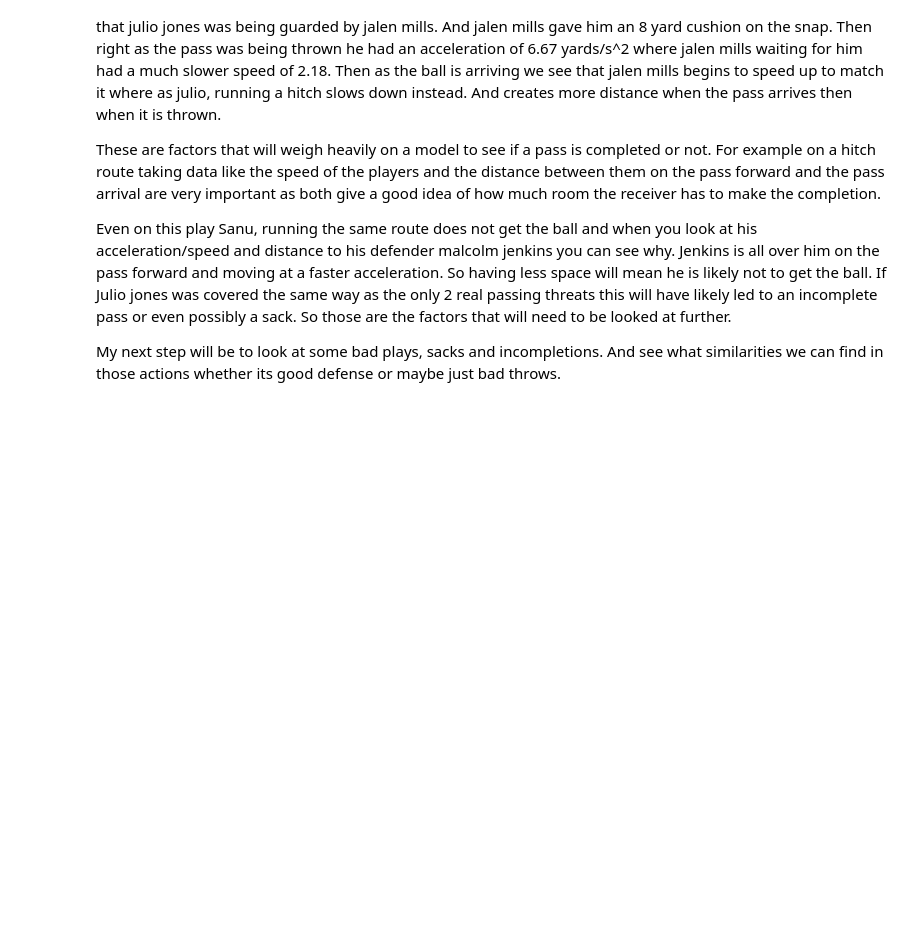
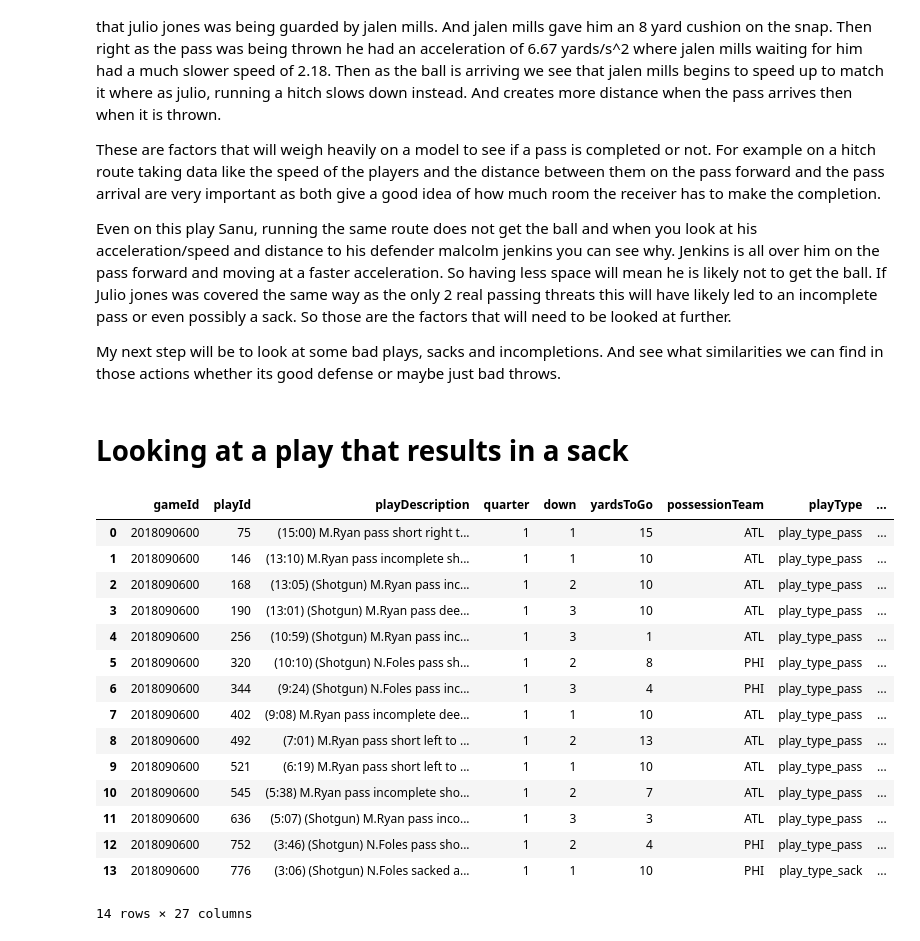
Before and after one commit to Ahila700/NFL_Pass_analysis, a Jupyter notebook: Week_1_overview.ipynb, the cells around one changed output. Cells and saved outputs as stored; diff of their text form; code cells hidden in the pictures; blank space fills up the shorter version.

```diff
--- a/Week_1_overview.ipynb
+++ b/Week_1_overview.ipynb
@@ -126,3 +126,26 @@ These are factors that will weigh heavily on a model to see if a pass is complet
 Even on this play Sanu, running the same route does not get the ball and when you look at his acceleration/speed and distance to his defender malcolm jenkins you can see why. Jenkins is all over him on the pass forward and moving at a faster acceleration. So having less space will mean he is likely not to get the ball. If Julio jones was covered the same way as the only 2 real passing threats this will have likely led to an incomplete pass or even possibly a sack. So those are the factors that will need to be looked at further.
 
 My next step will be to look at some bad plays, sacks and incompletions. And see what similarities we can find in those actions whether its good defense or maybe just bad throws.
+# %% [markdown]
+# Looking at a play that results in a sack
+# %%
+plays_df = pd.read_csv('plays.csv')
+# %%
+plays_df.head(14)
+# %% [output]
+|  | gameId | playId | playDescription | quarter | down | yardsToGo | possessionTeam | playType | ... |
+| 0 | 2018090600 | 75 | (15:00) M.Ryan pass short right t... | 1 | 1 | 15 | ATL | play_type_pass | ... |
+| 1 | 2018090600 | 146 | (13:10) M.Ryan pass incomplete sh... | 1 | 1 | 10 | ATL | play_type_pass | ... |
+| 2 | 2018090600 | 168 | (13:05) (Shotgun) M.Ryan pass inc... | 1 | 2 | 10 | ATL | play_type_pass | ... |
+| 3 | 2018090600 | 190 | (13:01) (Shotgun) M.Ryan pass dee... | 1 | 3 | 10 | ATL | play_type_pass | ... |
+| 4 | 2018090600 | 256 | (10:59) (Shotgun) M.Ryan pass inc... | 1 | 3 | 1 | ATL | play_type_pass | ... |
+| 5 | 2018090600 | 320 | (10:10) (Shotgun) N.Foles pass sh... | 1 | 2 | 8 | PHI | play_type_pass | ... |
+| 6 | 2018090600 | 344 | (9:24) (Shotgun) N.Foles pass inc... | 1 | 3 | 4 | PHI | play_type_pass | ... |
+| 7 | 2018090600 | 402 | (9:08) M.Ryan pass incomplete dee... | 1 | 1 | 10 | ATL | play_type_pass | ... |
+| 8 | 2018090600 | 492 | (7:01) M.Ryan pass short left to ... | 1 | 2 | 13 | ATL | play_type_pass | ... |
+| 9 | 2018090600 | 521 | (6:19) M.Ryan pass short left to ... | 1 | 1 | 10 | ATL | play_type_pass | ... |
+| 10 | 2018090600 | 545 | (5:38) M.Ryan pass incomplete sho... | 1 | 2 | 7 | ATL | play_type_pass | ... |
+| 11 | 2018090600 | 636 | (5:07) (Shotgun) M.Ryan pass inco... | 1 | 3 | 3 | ATL | play_type_pass | ... |
+| 12 | 2018090600 | 752 | (3:46) (Shotgun) N.Foles pass sho... | 1 | 2 | 4 | PHI | play_type_pass | ... |
+| 13 | 2018090600 | 776 | (3:06) (Shotgun) N.Foles sacked a... | 1 | 1 | 10 | PHI | play_type_sack | ... |
+14 rows × 27 columns
```
Also changed, not shown: parts of 9 cells of this notebook.
